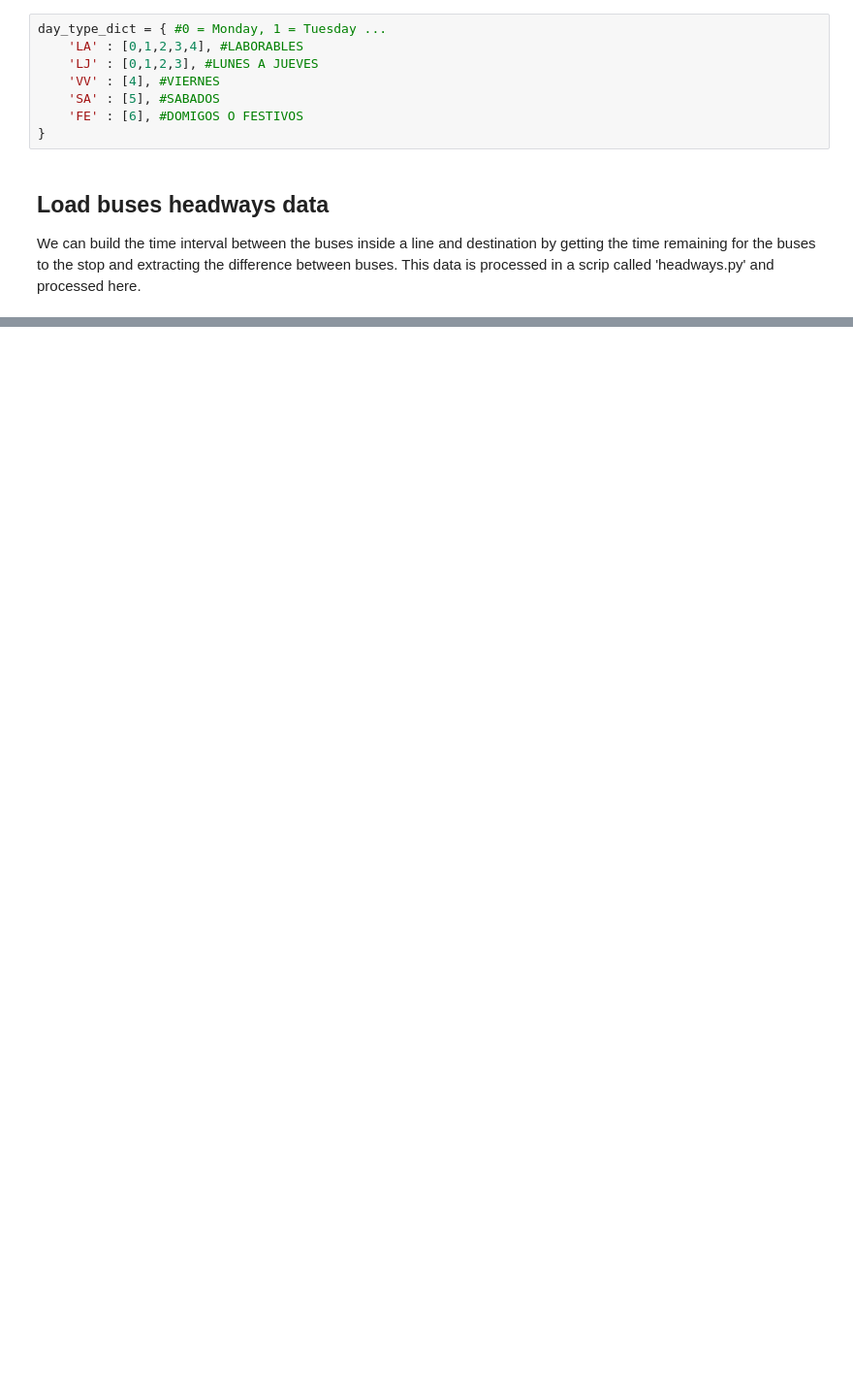
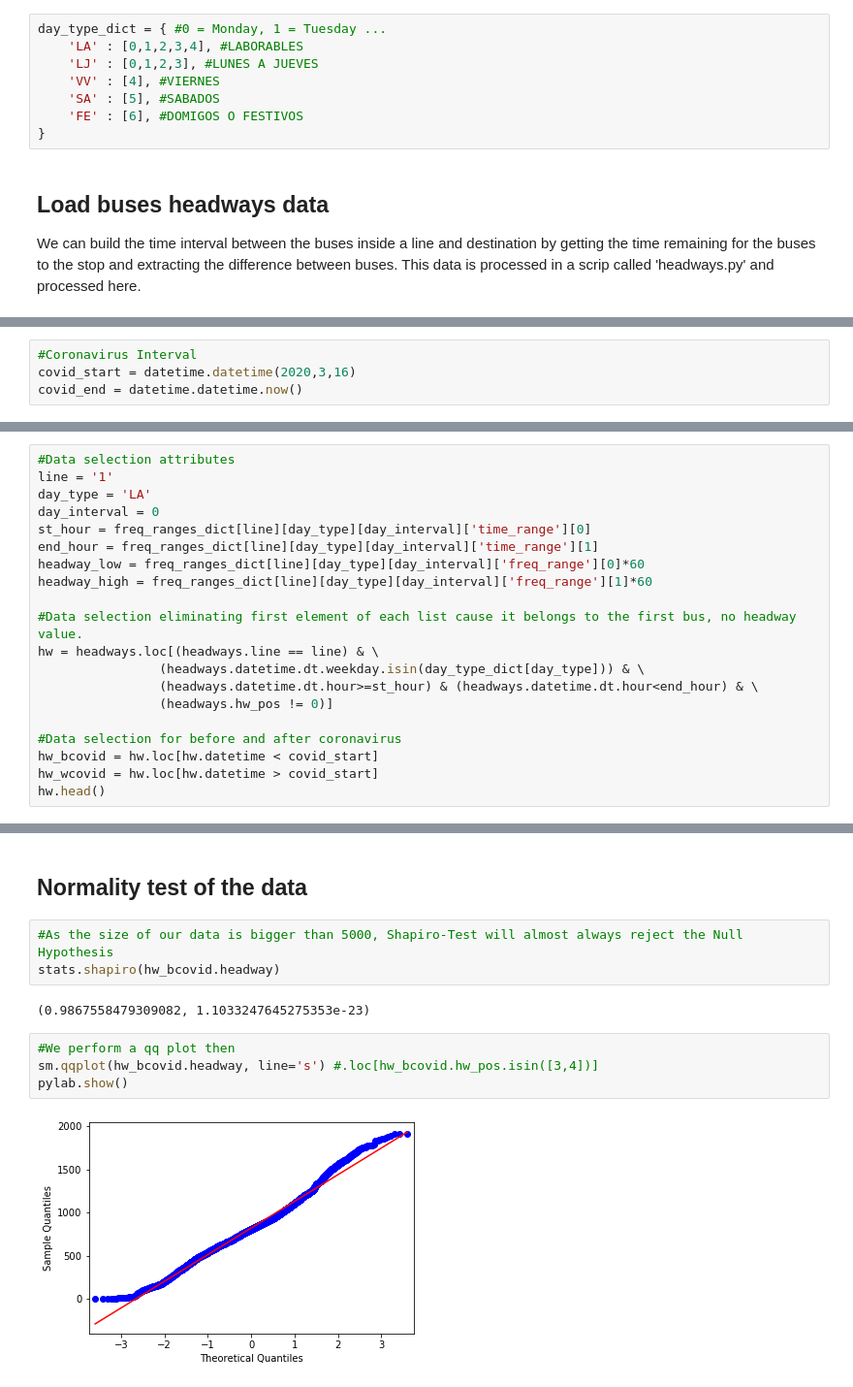
Before and after one commit to Catedra-Cabify-ETSIT-UPM/EMTUrbanBuses_Notebooks, a Jupyter notebook: Headways.ipynb, the cells around one changed output, grey strips where cells are left out. Shown at 97% size. Drawn from its saved outputs; the diff is of its cells as text; blank space fills up the shorter version.

```diff
--- a/Headways.ipynb
+++ b/Headways.ipynb
@@ -74,0 +206,4 @@ headways.head()
+# %%
+#Coronavirus Interval
+covid_start = datetime.datetime(2020,3,16)
+covid_end = datetime.datetime.now()
@@ -74,0 +213,20 @@ headways.head()
+# %%
+#Data selection attributes
+line = '1'
+day_type = 'LA'
+day_interval = 0
+st_hour = freq_ranges_dict[line][day_type][day_interval]['time_range'][0]
+end_hour = freq_ranges_dict[line][day_type][day_interval]['time_range'][1]
+headway_low = freq_ranges_dict[line][day_type][day_interval]['freq_range'][0]*60
+headway_high = freq_ranges_dict[line][day_type][day_interval]['freq_range'][1]*60
+
+#Data selection eliminating first element of each list cause it belongs to the first bus, no headway value.
+hw = headways.loc[(headways.line == line) & \
+                (headways.datetime.dt.weekday.isin(day_type_dict[day_type])) & \
+                (headways.datetime.dt.hour>=st_hour) & (headways.datetime.dt.hour<end_hour) & \
+                (headways.hw_pos != 0)]
+
+#Data selection for before and after coronavirus
+hw_bcovid = hw.loc[hw.datetime < covid_start]
+hw_wcovid = hw.loc[hw.datetime > covid_start]
+hw.head()
@@ -74,0 +321,13 @@ headways.head()
+# %% [markdown]
+## Normality test of the data
+# %%
+#As the size of our data is bigger than 5000, Shapiro-Test will almost always reject the Null Hypothesis
+stats.shapiro(hw_bcovid.headway)
+# %% [output]
+(0.9867558479309082, 1.1033247645275353e-23)
+# %%
+#We perform a qq plot then
+sm.qqplot(hw_bcovid.headway, line='s') #.loc[hw_bcovid.hw_pos.isin([3,4])]
+pylab.show()
+# %% [output]
+[figure, added]
```
Also changed, not shown: parts of 23 cells of this notebook, 1 other file.
